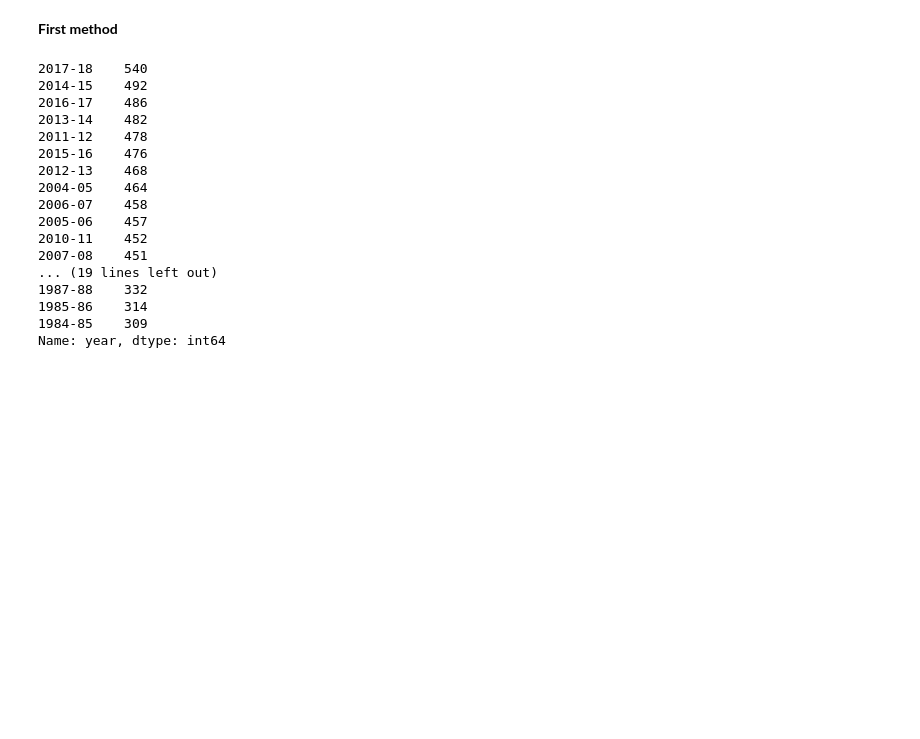
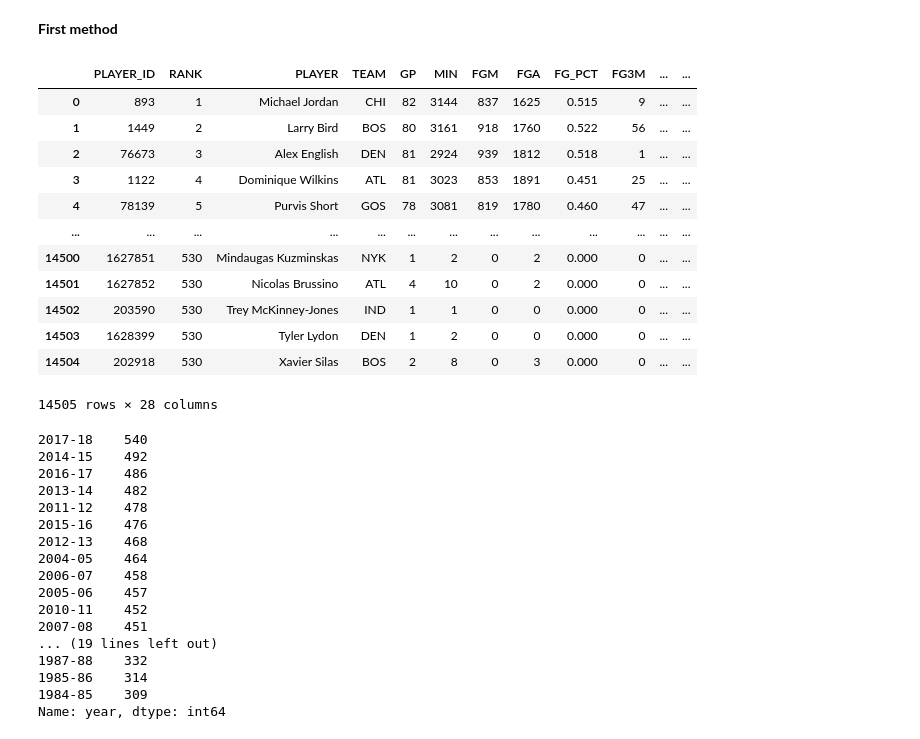
Before and after one commit to danielquer/berlin-housing-market, a Jupyter notebook: nba_api_leagueleaders.ipynb, the cells around one changed output. Drawn from its saved outputs; the diff is of its cells as text; code cells hidden in the pictures; blank space fills up the shorter version.

```diff
--- a/nba_api_leagueleaders.ipynb
+++ b/nba_api_leagueleaders.ipynb
@@ -19,3 +22,19 @@ for i in lst:
+# %%
+df_all.drop(['index'],axis=1,inplace=True)
+# %% [output]
+|  | PLAYER_ID | RANK | PLAYER | TEAM | GP | MIN | FGM | FGA | FG_PCT | FG3M | ... | ... |
+| 0 | 893 | 1 | Michael Jordan | CHI | 82 | 3144 | 837 | 1625 | 0.515 | 9 | ... | ... |
+| 1 | 1449 | 2 | Larry Bird | BOS | 80 | 3161 | 918 | 1760 | 0.522 | 56 | ... | ... |
+| 2 | 76673 | 3 | Alex English | DEN | 81 | 2924 | 939 | 1812 | 0.518 | 1 | ... | ... |
+| 3 | 1122 | 4 | Dominique Wilkins | ATL | 81 | 3023 | 853 | 1891 | 0.451 | 25 | ... | ... |
+| 4 | 78139 | 5 | Purvis Short | GOS | 78 | 3081 | 819 | 1780 | 0.460 | 47 | ... | ... |
+| ... | ... | ... | ... | ... | ... | ... | ... | ... | ... | ... | ... | ... |
+| 14500 | 1627851 | 530 | Mindaugas Kuzminskas | NYK | 1 | 2 | 0 | 2 | 0.000 | 0 | ... | ... |
+| 14501 | 1627852 | 530 | Nicolas Brussino | ATL | 4 | 10 | 0 | 2 | 0.000 | 0 | ... | ... |
+| 14502 | 203590 | 530 | Trey McKinney-Jones | IND | 1 | 1 | 0 | 0 | 0.000 | 0 | ... | ... |
+| 14503 | 1628399 | 530 | Tyler Lydon | DEN | 1 | 2 | 0 | 0 | 0.000 | 0 | ... | ... |
+| 14504 | 202918 | 530 | Xavier Silas | BOS | 2 | 8 | 0 | 3 | 0.000 | 0 | ... | ... |
+14505 rows × 28 columns
 # %%
 df_all["year"].value_counts()
 # %% [output]
```
Also changed, not shown: parts of 10 cells of this notebook.
